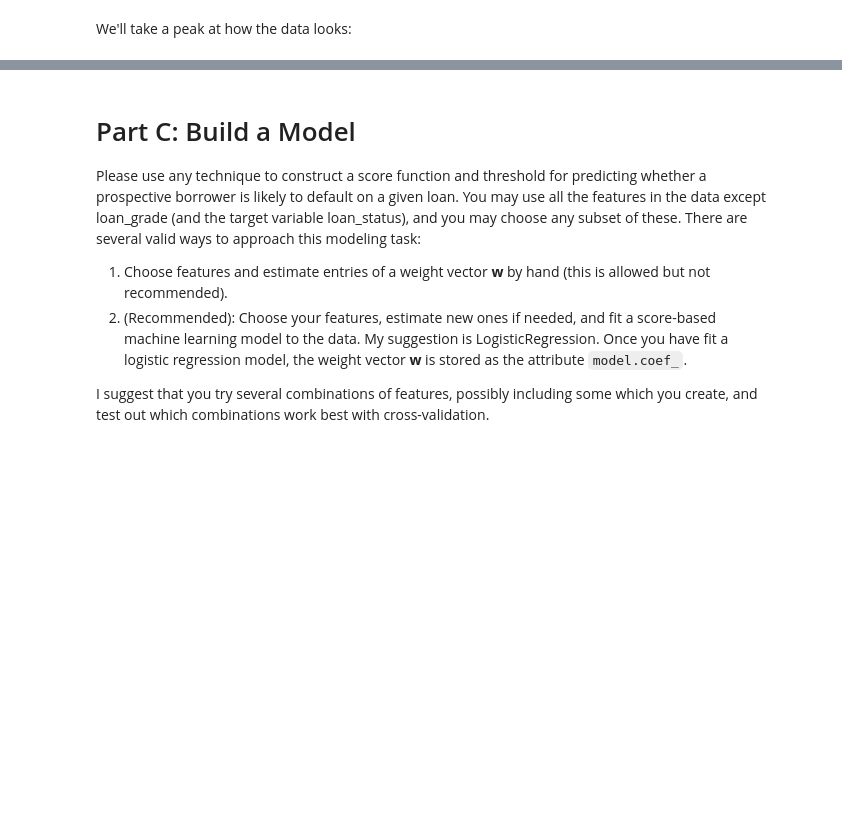
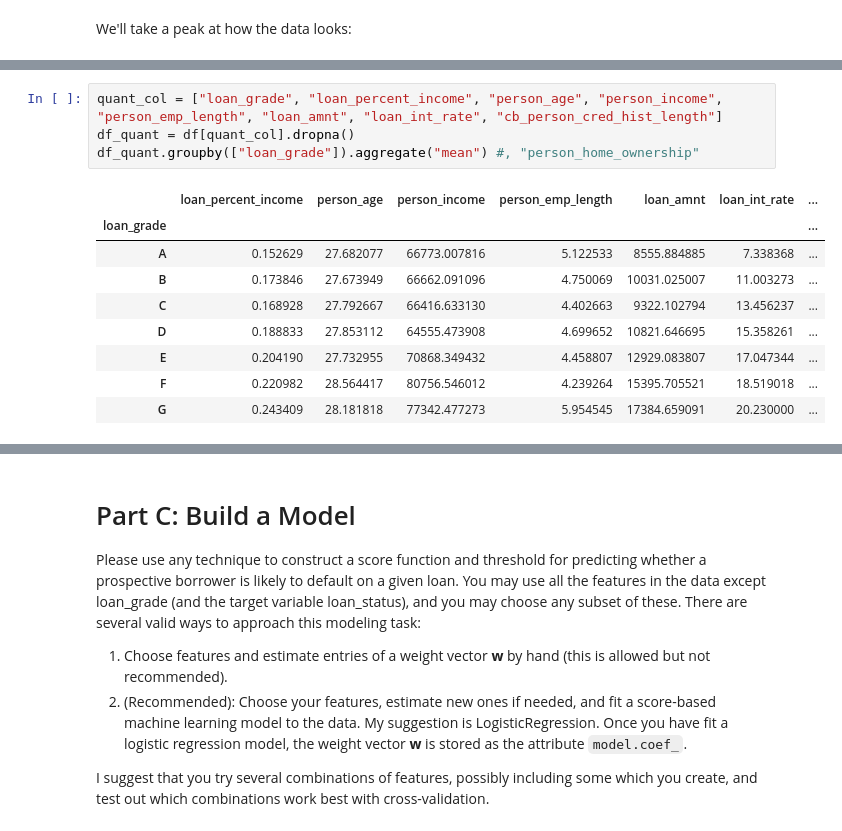
Before and after one commit to charliemoore00/charliemoore00.github.io, a Jupyter notebook: posts/whose-costs/index.ipynb, the cells around one changed output, grey strips where cells are left out. Saved outputs shown, nothing was run; the diff lists cells and outputs as text; blank space fills up the shorter version.

```diff
--- a/posts/whose-costs/index.ipynb
+++ b/posts/whose-costs/index.ipynb
@@ -36,0 +48,14 @@ Which segments of prospective borrowers have access to large lines of credit?
+# %%
+quant_col = ["loan_grade", "loan_percent_income", "person_age", "person_income", "person_emp_length", "loan_amnt", "loan_int_rate", "cb_person_cred_hist_length"]
+df_quant = df[quant_col].dropna()
+df_quant.groupby(["loan_grade"]).aggregate("mean") #, "person_home_ownership"
+# %% [output]
+|  | loan_percent_income | person_age | person_income | person_emp_length | loan_amnt | loan_int_rate | ... |
+| loan_grade |  |  |  |  |  |  | ... |
+| A | 0.152629 | 27.682077 | 66773.007816 | 5.122533 | 8555.884885 | 7.338368 | ... |
+| B | 0.173846 | 27.673949 | 66662.091096 | 4.750069 | 10031.025007 | 11.003273 | ... |
+| C | 0.168928 | 27.792667 | 66416.633130 | 4.402663 | 9322.102794 | 13.456237 | ... |
+| D | 0.188833 | 27.853112 | 64555.473908 | 4.699652 | 10821.646695 | 15.358261 | ... |
+| E | 0.204190 | 27.732955 | 70868.349432 | 4.458807 | 12929.083807 | 17.047344 | ... |
+| F | 0.220982 | 28.564417 | 80756.546012 | 4.239264 | 15395.705521 | 18.519018 | ... |
+| G | 0.243409 | 28.181818 | 77342.477273 | 5.954545 | 17384.659091 | 20.230000 | ... |
```
Also changed, not shown: parts of 15 cells of this notebook, 11 other files.
